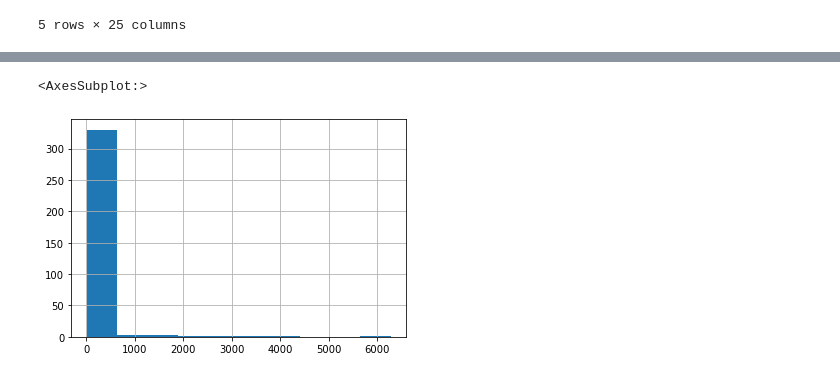
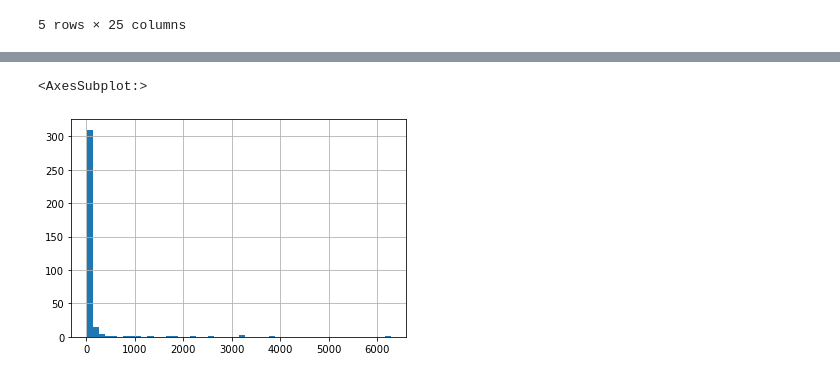
Before and after one commit to M-Outlaw/BootCamp-Mod-20-Animal_Shelter_Analysis, a Jupyter notebook: merged_akc_analysis.ipynb, the cells around one changed output, grey strips where cells are left out. Cells and saved outputs as stored; diff of their text form; code cells hidden in the pictures.

```diff
--- a/merged_akc_analysis.ipynb
+++ b/merged_akc_analysis.ipynb
@@ -135,5 +171,5 @@ young_count.hist()
 # %%
-puppy_count.hist()
+puppy_count.hist(bins=50)
 # %% [output]
 <AxesSubplot:>
-[figure, old version]
+[figure, new version]
```
Also changed, not shown: parts of 7 cells of this notebook.
